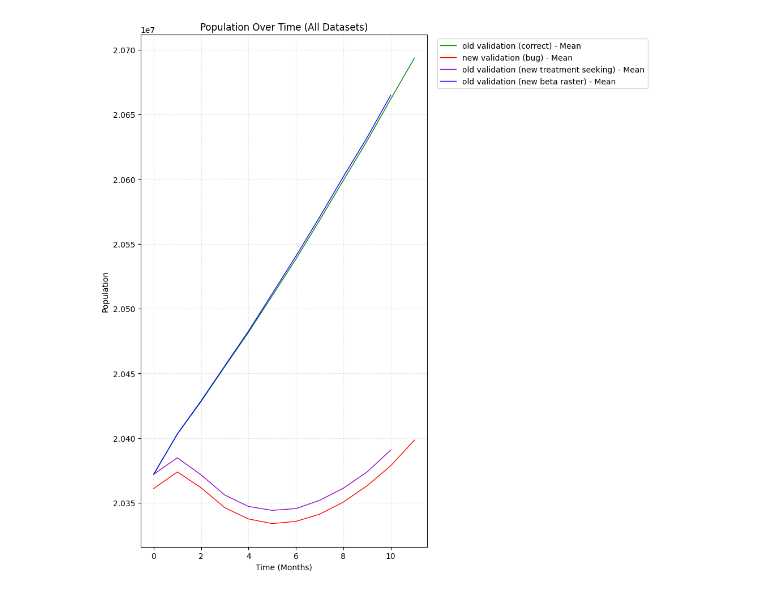
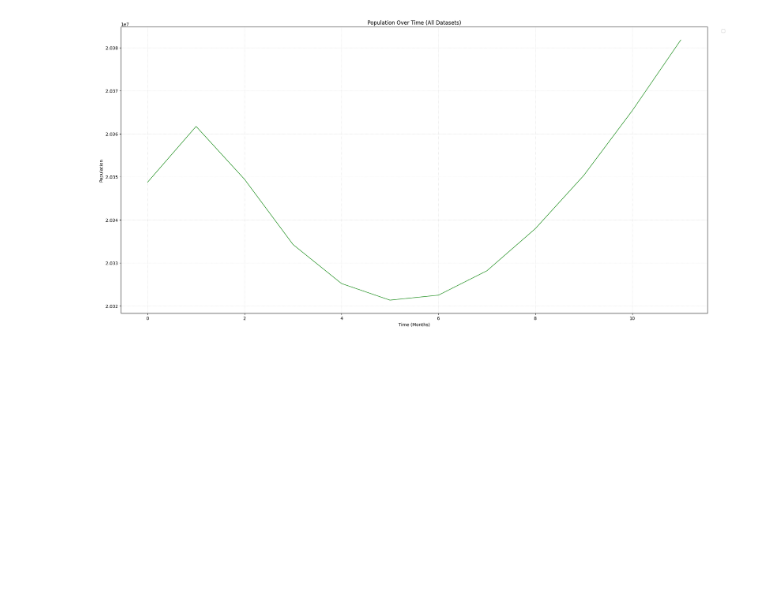
Before and after one commit to darayus-gorimaar/Calibration_Pipeline_v7_NG-SE, a Jupyter notebook: _utils/compare_population_growth_rates.ipynb, the cells around one changed output. Saved outputs shown, nothing was run; the diff lists cells and outputs as text; code cells hidden in the pictures; blank space fills up the shorter version.

```diff
--- a/_utils/compare_population_growth_rates.ipynb
+++ b/_utils/compare_population_growth_rates.ipynb
@@ -18,7 +29,7 @@ from utils import *
 total_monthly_population_dfs = []
 total_monthly_population_df_names = []
 
-folders = ["validation_1_copy_0.25_population_scale_one_pattern_15_replicates", "validation_10_copy_0.25_population_scale_one_pattern_15_replicates", "validation_1_copy_new_treatment_seeking_0.25_population_scale_one_pattern_15_replicates", "validation_1_copy_new_beta_raster_0.25_population_scale_one_pattern_15_replicates"]
+folders = ["validation_runs/validation_1_0.25_population_scale_one_pattern_20_replicates"]
 
 for folder in folders:
     # print(f"Processing folder: {folder}")
@@ -159,8 +164,8 @@ plt.show()
 # %%
 # Initialize a single figure before looping
-plt.figure(figsize=(10, 10))
+plt.figure(figsize=(20, 10))
 
-custom_labels = ["old validation (correct)", "new validation (bug)", "old validation (new treatment seeking)", "old validation (new beta raster)"]
+# custom_labels = ["old validation (correct)", "new validation (bug)", "old validation (new treatment seeking)", "old validation (new beta raster)"]
 
 for i, df in enumerate(total_monthly_population_dfs):
     color = colors[i % len(colors)]
@@ -170,32 +175,32 @@ for i, df in enumerate(total_monthly_population_dfs):
     # for col in pop_cols:
     #     plt.plot(
     #         df.head(12).index,
     #         df.head(12)[col],
     #         linestyle='--',
     #         color=color,
     #         alpha=0.6,
     #         label=f'{total_monthly_population_df_names[i]} - {col}'
     #     )
 
     # 2. Plot mean population as a solid line
     if 'mean_population' in df.columns:
         plt.plot(
             df.head(12).index,
             df.head(12)['mean_population'],
             linestyle='-',
             color=color,
             linewidth=1,
-            label=f'{custom_labels[i]} - Mean'
+            # label=f'{custom_labels[i]} - Mean'
         )
 
 # Format and display the combined chart after all DataFrames are plotted
 plt.title('Population Over Time (All Datasets)')
 plt.xlabel('Time (Months)')
 plt.ylabel('Population')
 plt.legend(loc='upper left', bbox_to_anchor=(1.02, 1))  # Legend moved outside to prevent overlapping
 plt.grid(True, linestyle=':', alpha=0.5)
 plt.tight_layout()
 plt.savefig(Path(f"analysis/pop_growth_rate_bug.png"), dpi=200)
 plt.show()
 # %% [output]
-[figure, old version]
+[figure, new version]
```
Also changed, not shown: parts of 8 cells of this notebook, 22 other files.
